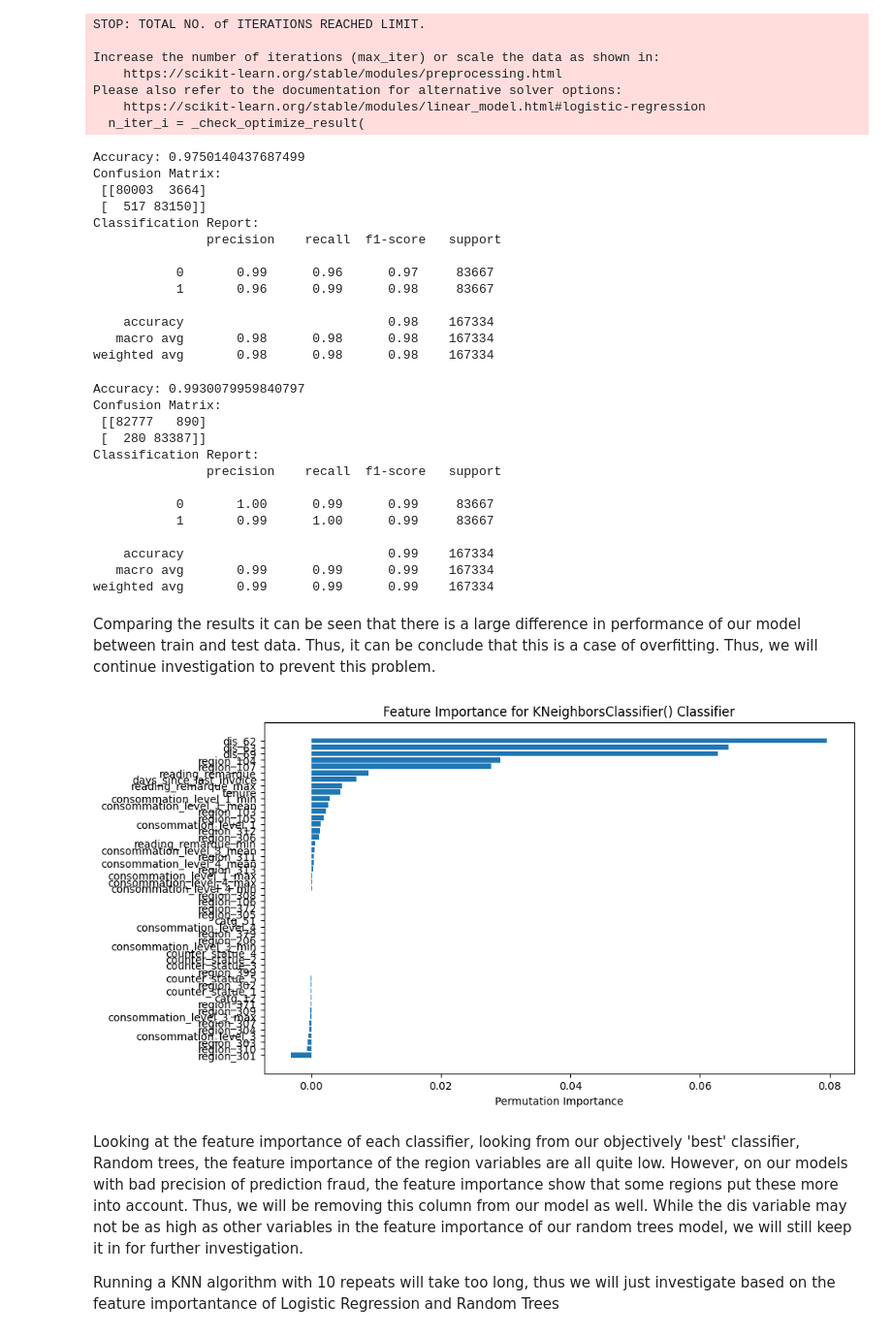
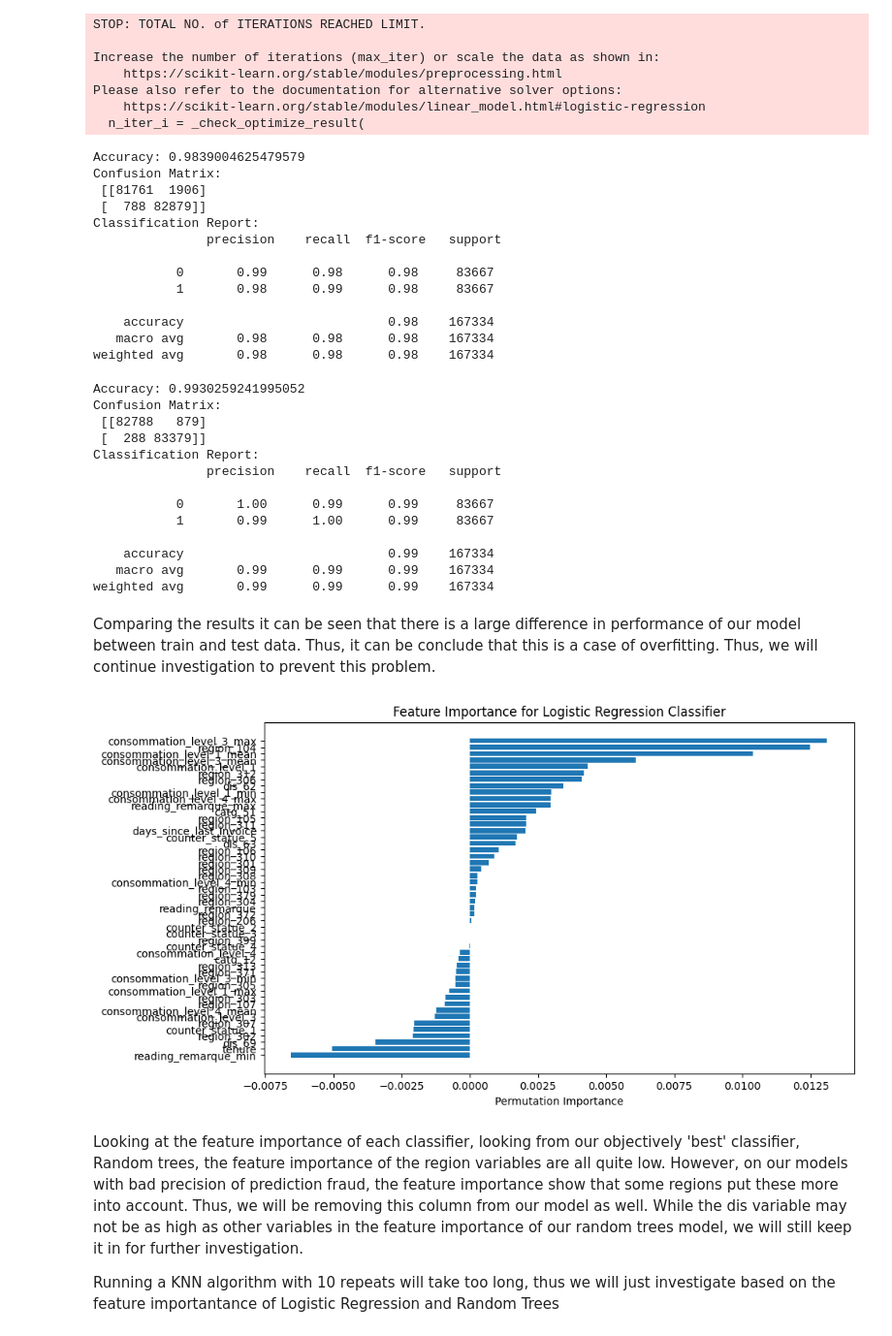
Before and after one commit to xavierach/IT1244-Project, a Jupyter notebook: code.ipynb, the cells around one changed output. Shown: that part at 97% size. Cells and saved outputs as stored; diff of their text form; code cells hidden in the pictures.

```diff
--- a/code.ipynb
+++ b/code.ipynb
@@ -788,0 +816,14 @@ weighted avg       0.91      0.90      0.91     38523
+# %%
+# Extract the best hyperparameters and re-instantiate the RandomForestClassifier
+best_rf_model = RandomForestClassifier(**best_params, random_state=0)
+
+# Fit this model on your training data
+best_rf_model.fit(xtrain_resampled, ytrain_resampled)
+
+# Predict on the test data
+y_pred_best_rf = best_rf_model.predict(xtest)
+
+# Evaluate the model performance on test data and display the results
+print("Accuracy:", accuracy_score(ytest, y_pred_best_rf))
+print("Confusion Matrix:\n", confusion_matrix(ytest, y_pred_best_rf))
+print("Classification Report:\n", classification_report(ytest, y_pred_best_rf))
@@ -853,6 +942,6 @@ Using Random Forest Pruning to take in the 10 most important features.
 # %%
 # Get feature importances and sort by importance
-importances = rf.feature_importances_
+importances = best_rf_model.feature_importances_
 indices = np.argsort(importances)[::-1]
 
 # Filter out less important features
@@ -861,7 +950,7 @@ xtrain_important = xtrain_resampled.iloc[:, important_features]
 xtest_important = xtest.iloc[:, important_features]
 
 # Retrain the model using only important features
-rf_pruned = RandomForestClassifier(n_estimators=100, random_state=0)
+rf_pruned = RandomForestClassifier(**best_params, random_state=0)
 rf_pruned.fit(xtrain_important, ytrain_resampled)
 
 # Make predictions
@@ -887,9 +978,8 @@ weighted avg       0.91      0.88      0.90     38523
 # %%
-lr = LogisticRegression(random_state=0, max_iter=1000)
 # Fit the model to the training data
-lr.fit(xtrain_important, ytrain_resampled)
+logit_reg.fit(xtrain_important, ytrain_resampled)
 
-y_pred_lr_impt = lr.predict(xtest_important)
+y_pred_lr_impt = logit_reg.predict(xtest_important)
 
 # Print evaluation metrics
 print("Accuracy:", accuracy_score(ytest, y_pred_lr_impt))
@@ -965,44 +1062,44 @@ Please also refer to the documentation for alternative solver options:
   n_iter_i = _check_optimize_result(
 # %%
 # Fit the model to the training data
-knn.fit(xtrain_resampled, ytrain_resampled)
+opt_knn.fit(xtrain_resampled, ytrain_resampled)
 
-y_pred_train_knn = knn.predict(xtrain_resampled)
+y_pred_train_knn = opt_knn.predict(xtrain_resampled)
 
 # Print evaluation metrics
 print("Accuracy:", accuracy_score(ytrain_resampled, y_pred_train_knn))
 print("Confusion Matrix:\n", confusion_matrix(ytrain_resampled, y_pred_train_knn))
 print("Classification Report:\n", classification_report(ytrain_resampled, y_pred_train_knn))
 # %% [output]
-Accuracy: 0.9750140437687499
+Accuracy: 0.9839004625479579
 Confusion Matrix:
- [[80003  3664]
- [  517 83150]]
+ [[81761  1906]
+ [  788 82879]]
 Classification Report:
                precision    recall  f1-score   support
 
-           0       0.99      0.96      0.97     83667
-           1       0.96      0.99      0.98     83667
+           0       0.99      0.98      0.98     83667
+           1       0.98      0.99      0.98     83667
 
     accuracy                           0.98    167334
    macro avg       0.98      0.98      0.98    167334
 weighted avg       0.98      0.98      0.98    167334
 # %%
 # Fit the model
-rf.fit(xtrain_resampled, ytrain_resampled)
+best_rf_model.fit(xtrain_resampled, ytrain_resampled)
 
 # Make predictions
-y_pred_train_rf = rf.predict(xtrain_resampled)
+y_pred_train_rf = best_rf_model.predict(xtrain_resampled)
 
 # Print evaluation metrics
 print("Accuracy:", accuracy_score(ytrain_resampled, y_pred_train_rf))
 print("Confusion Matrix:\n", confusion_matrix(ytrain_resampled, y_pred_train_rf))
 print("Classification Report:\n", classification_report(ytrain_resampled, y_pred_train_rf))
 # %% [output]
-Accuracy: 0.9930079959840797
+Accuracy: 0.9930259241995052
 Confusion Matrix:
- [[82777   890]
- [  280 83387]]
+ [[82788   879]
+ [  288 83379]]
 Classification Report:
                precision    recall  f1-score   support
 
@@ -1017,18 +1114,18 @@ Comparing the results it can be seen that there is a large difference in perform
 # %%
 result = permutation_importance(logit_reg, xtest, ytest, n_repeats=10, random_state=0)
 
 # Sort features by importance
 sorted_idx = result.importances_mean.argsort()
 
 # Plot feature importance
 plt.figure(figsize=(10, 6))
 plt.barh(range(len(sorted_idx)), result.importances_mean[sorted_idx], align='center')
 plt.yticks(range(len(sorted_idx)), np.array(xtest.columns)[sorted_idx])
 plt.xlabel("Permutation Importance")
-plt.title(f"Feature Importance for {i} Classifier")
+plt.title("Feature Importance for Logistic Regression Classifier")
 plt.show()
 # %% [output]
-[figure, old version]
+[figure, new version]
 # %% [markdown]
 Looking at the feature importance of each classifier, looking from our objectively 'best' classifier, Random trees, the feature importance of the region variables are all quite low. However, on our models with bad precision of prediction fraud, the feature importance show that some regions put these more into account. Thus, we will be removing this column from our model as well. While the dis variable may not be as high as other variables in the feature importance of our random trees model, we will still keep it in for further investigation.
 
```
Also changed, not shown: parts of 18 cells of this notebook.
